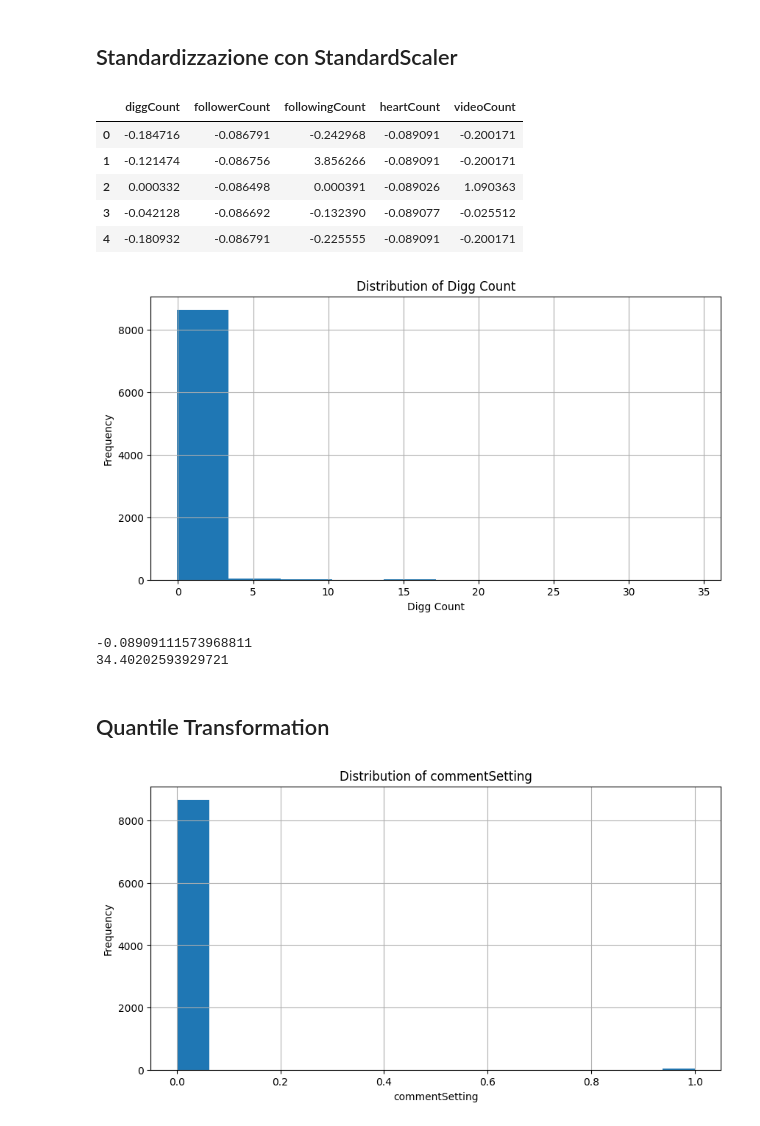
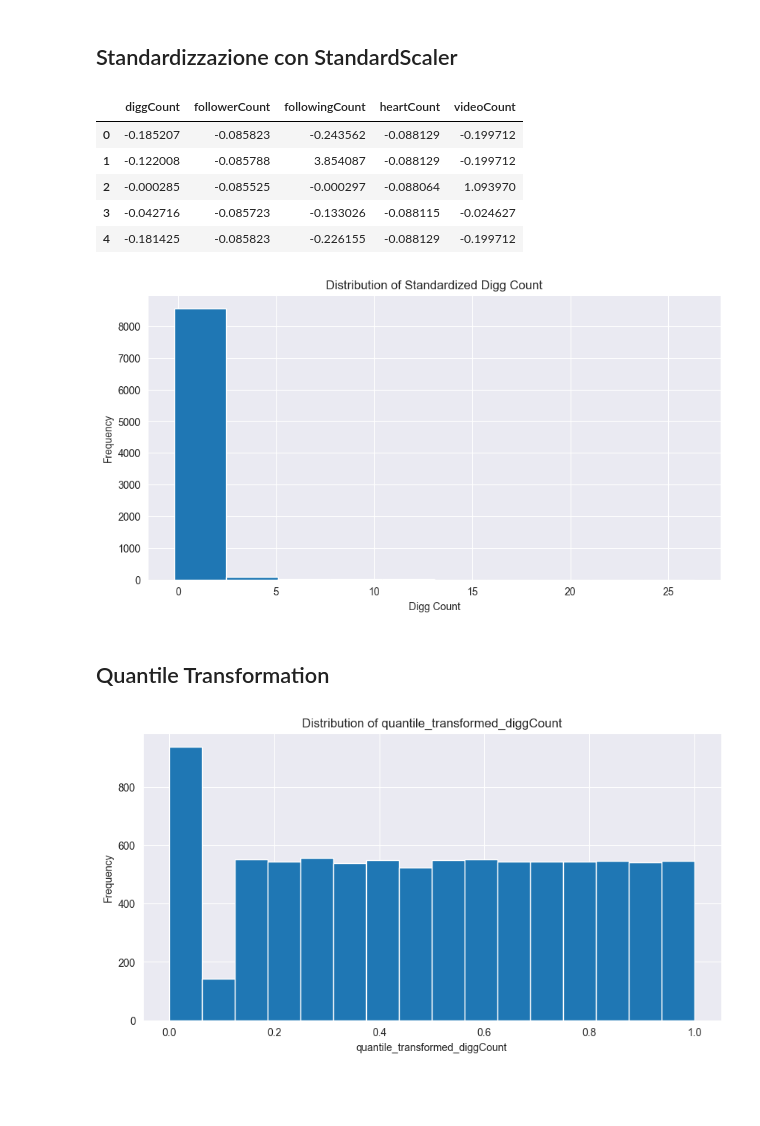
Before and after one commit to raffaele-aurucci/Fake-TikTok-Account-Detection, a Jupyter notebook: 1_Data_Cleaning.ipynb, the cells around one changed output. Saved outputs shown, nothing was run; the diff lists cells and outputs as text; code cells hidden in the pictures; blank space fills up the shorter version.

```diff
--- a/1_Data_Cleaning.ipynb
+++ b/1_Data_Cleaning.ipynb
@@ -32 +34,4 @@ Drive already mounted at /content/drive; to attempt to forcibly remount, call dr
+# %%
+# local path
+csv_path = './datasets/tiktok_accounts.csv'
 # %%
@@ -164,38 +191,21 @@ memory usage: 971.1+ KB
 # %%
 count = 0
 
-for signature in df['signature']:
-
+for i, signature in enumerate(df['signature']):
   if signature == '':
     continue
-
   try:
     language = detect(signature)
   except:
     continue
-
   if language != 'en':
     count += 1
+    df = df.drop(i)
 
+df = df.reset_index(drop=True)
 print(count)
 # %% [output]
 1342
-# %%
-for i in range(len(df['signature'])):
-  signature = df['signature'][i]
-
-  if signature == '':
-    continue
-
-  try:
-    language = detect(signature)
-  except:
-    continue
-
-  if language != 'en':
-    df = df.drop(i)
-
-df = df.reset_index(drop=True)
 # %%
 df.info()
 # %% [output]
@@ -243,43 +253,36 @@ Name: diggCount, dtype: float64
 ## Standardizzazione con StandardScaler
 # %%
 scaler = StandardScaler()
-# Splitting the independent and dependent variables
 data = df[['diggCount', 'followerCount', 'followingCount', 'heartCount', 'videoCount']]
 data_scaled = scaler.fit_transform(data)
 df_standardized = pd.DataFrame(data_scaled, columns=data.columns)
 df_standardized.head()
 # %% [output]
 |  | diggCount | followerCount | followingCount | heartCount | videoCount |
-| 0 | -0.184716 | -0.086791 | -0.242968 | -0.089091 | -0.200171 |
-| 1 | -0.121474 | -0.086756 | 3.856266 | -0.089091 | -0.200171 |
-| 2 | 0.000332 | -0.086498 | 0.000391 | -0.089026 | 1.090363 |
-| 3 | -0.042128 | -0.086692 | -0.132390 | -0.089077 | -0.025512 |
-| 4 | -0.180932 | -0.086791 | -0.225555 | -0.089091 | -0.200171 |
+| 0 | -0.185207 | -0.085823 | -0.243562 | -0.088129 | -0.199712 |
+| 1 | -0.122008 | -0.085788 | 3.854087 | -0.088129 | -0.199712 |
+| 2 | -0.000285 | -0.085525 | -0.000297 | -0.088064 | 1.093970 |
+| 3 | -0.042716 | -0.085723 | -0.133026 | -0.088115 | -0.024627 |
+| 4 | -0.181425 | -0.085823 | -0.226155 | -0.088129 | -0.199712 |
 # %%
-df_standardized['heartCount'].hist(figsize=(10,5))
+df_standardized['diggCount'].hist(figsize=(10,5))
 plt.xlabel('Digg Count')
 plt.ylabel('Frequency')
-plt.title('Distribution of Digg Count')
+plt.title('Distribution of Standardized Digg Count')
 plt.show()
 # %% [output]
-[figure, old version]
+[figure, new version]
-# %%
-print(df_standardized['heartCount'].min())
-print(df_standardized['heartCount'].max())
-# %% [output]
--0.08909111573968811
-34.40202593929721
 # %% [markdown]
 ## Quantile Transformation
 # %%
 qt = QuantileTransformer(output_distribution='uniform')
-df['quantile_transformed_commentSetting'] = qt.fit_transform(df[['commentSetting']])
+df['quantile_transformed_diggCount'] = qt.fit_transform(df[['diggCount']])
 # %%
-df['quantile_transformed_commentSetting'].hist(bins=16, figsize=(10,5))
-plt.xlabel('commentSetting')
+df['quantile_transformed_diggCount'].hist(bins=16, figsize=(10,5))
+plt.xlabel('quantile_transformed_diggCount')
 plt.ylabel('Frequency')
-plt.title('Distribution of commentSetting')
+plt.title('Distribution of quantile_transformed_diggCount')
 plt.show()
 # %% [output]
-[figure, old version]
+[figure, new version]
 # %%
```
Also changed, not shown: parts of 26 cells of this notebook.
